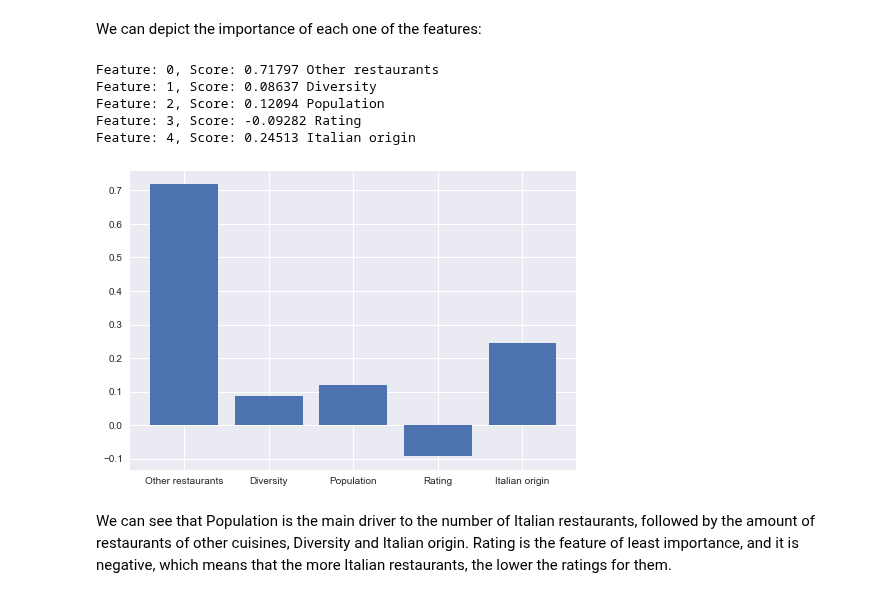
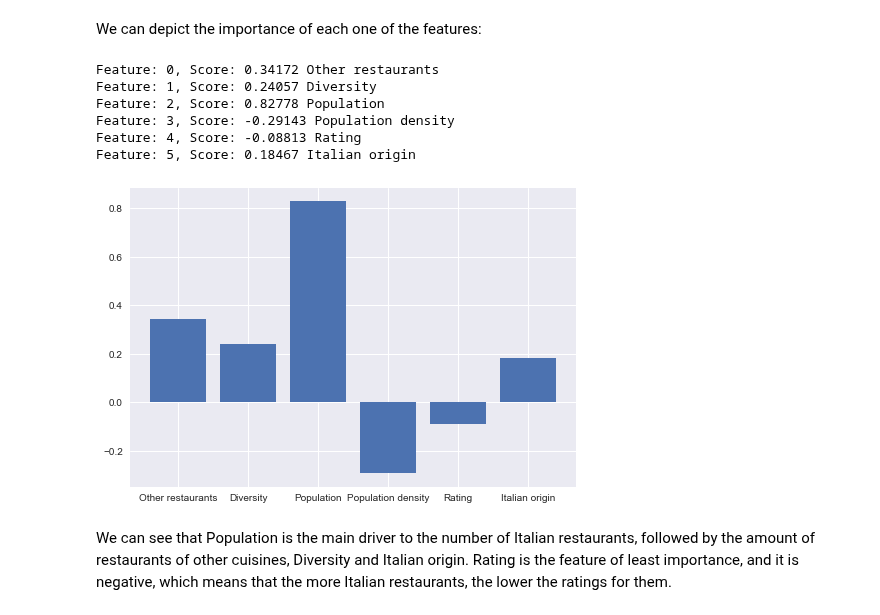
Before and after one commit to idejuan/data_science, a Jupyter notebook: Final_Project_DSPC_w02.ipynb, the cells around one changed output. Cells and saved outputs as stored; diff of their text form; code cells hidden in the pictures.

```diff
--- a/Final_Project_DSPC_w02.ipynb
+++ b/Final_Project_DSPC_w02.ipynb
@@ -1002,20 +1033,21 @@ We can depict the importance of each one of the features:
 # %%
 # get importance
 importance = regr.coef_[0]
-features = ['Other restaurants','Diversity','Population','Rating','Italian origin']
+features = ['Other restaurants','Diversity','Population','Population density','Rating','Italian origin']
 # summarize feature importance
 for i,v in enumerate(importance):
     print('Feature: %0d, Score: %.5f' % (i,v), features[i])
 # plot feature importance
 plt.bar(features, importance)
 plt.show()
 # %% [output]
-Feature: 0, Score: 0.71797 Other restaurants
-Feature: 1, Score: 0.08637 Diversity
-Feature: 2, Score: 0.12094 Population
-Feature: 3, Score: -0.09282 Rating
-Feature: 4, Score: 0.24513 Italian origin
+Feature: 0, Score: 0.34172 Other restaurants
+Feature: 1, Score: 0.24057 Diversity
+Feature: 2, Score: 0.82778 Population
+Feature: 3, Score: -0.29143 Population density
+Feature: 4, Score: -0.08813 Rating
+Feature: 5, Score: 0.18467 Italian origin
-[figure, old version]
+[figure, new version]
 # %% [markdown]
 We can see that Population is the main driver to the number of Italian restaurants, followed by the amount of restaurants of other cuisines, Diversity and Italian origin. Rating is the feature of least importance, and it is negative, which means that the more Italian restaurants, the lower the ratings for them.
 # %% [markdown]
```
Also changed, not shown: parts of 25 cells of this notebook.
